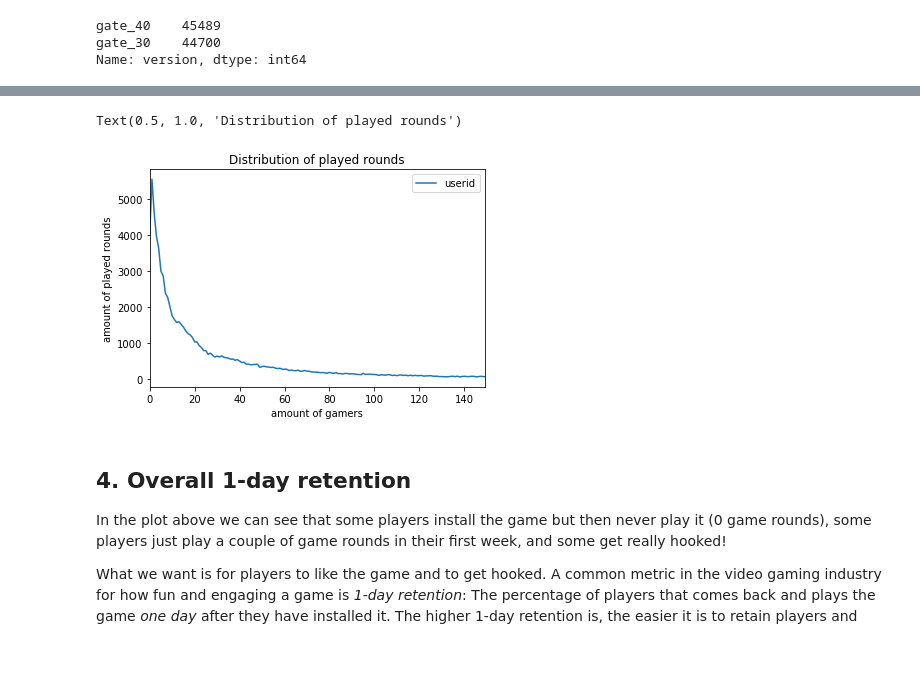
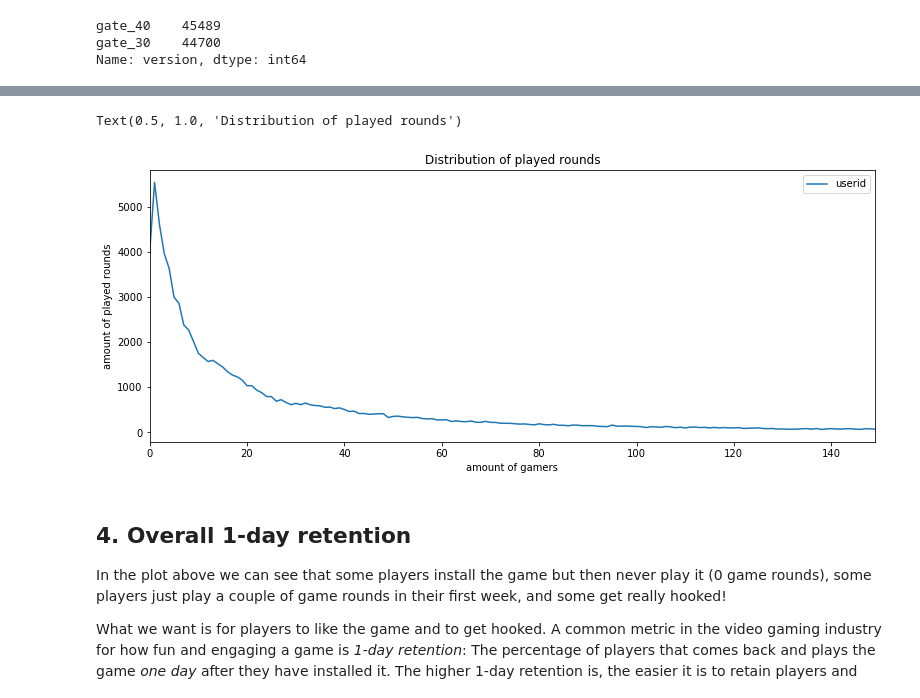
Before and after one commit to Binardino/A-B_testing_e-commerce_pages, a Jupyter notebook: CookieCat_Mobile_game/Mobile Games AB Testing with Cookie Cats.ipynb, the cells around one changed output, grey strips where cells are left out. Drawn from its saved outputs; the diff is of its cells as text; code cells hidden in the pictures; blank space fills up the shorter version.

```diff
--- a/CookieCat_Mobile_game/Mobile Games AB Testing with Cookie Cats.ipynb
+++ b/CookieCat_Mobile_game/Mobile Games AB Testing with Cookie Cats.ipynb
@@ -46,18 +47,18 @@ Name: version, dtype: int64
 <p>The focus of this analysis will be on how the gate placement affects player retention, but just for fun: Let's plot the distribution of the number of game rounds players played during their first week playing the game.</p>
 # %%
 %matplotlib inline
-
+plt.rc('figure', figsize=(13, 5))
 #grouping by each number of rounds to check how many rounds are played in average
 df_plot = df.groupby('sum_gamerounds').agg({'userid':'count'})
 
 #plotting only distribution of playerds that played up to 150 rounds
 ax = df_plot[:150].plot()
 ax.set_xlabel('amount of gamers')
 ax.set_ylabel('amount of played rounds')
 ax.set_title('Distribution of played rounds')
 # %% [output]
 Text(0.5, 1.0, 'Distribution of played rounds')
-[figure, old version]
+[figure, new version]
 # %% [markdown]
 ## 4. Overall 1-day retention
 <p>In the plot above we can see that some players install the game but then never play it (0 game rounds), some players just play a couple of game rounds in their first week, and some get really hooked!</p>
```
Also changed, not shown: parts of 5 cells of this notebook.
